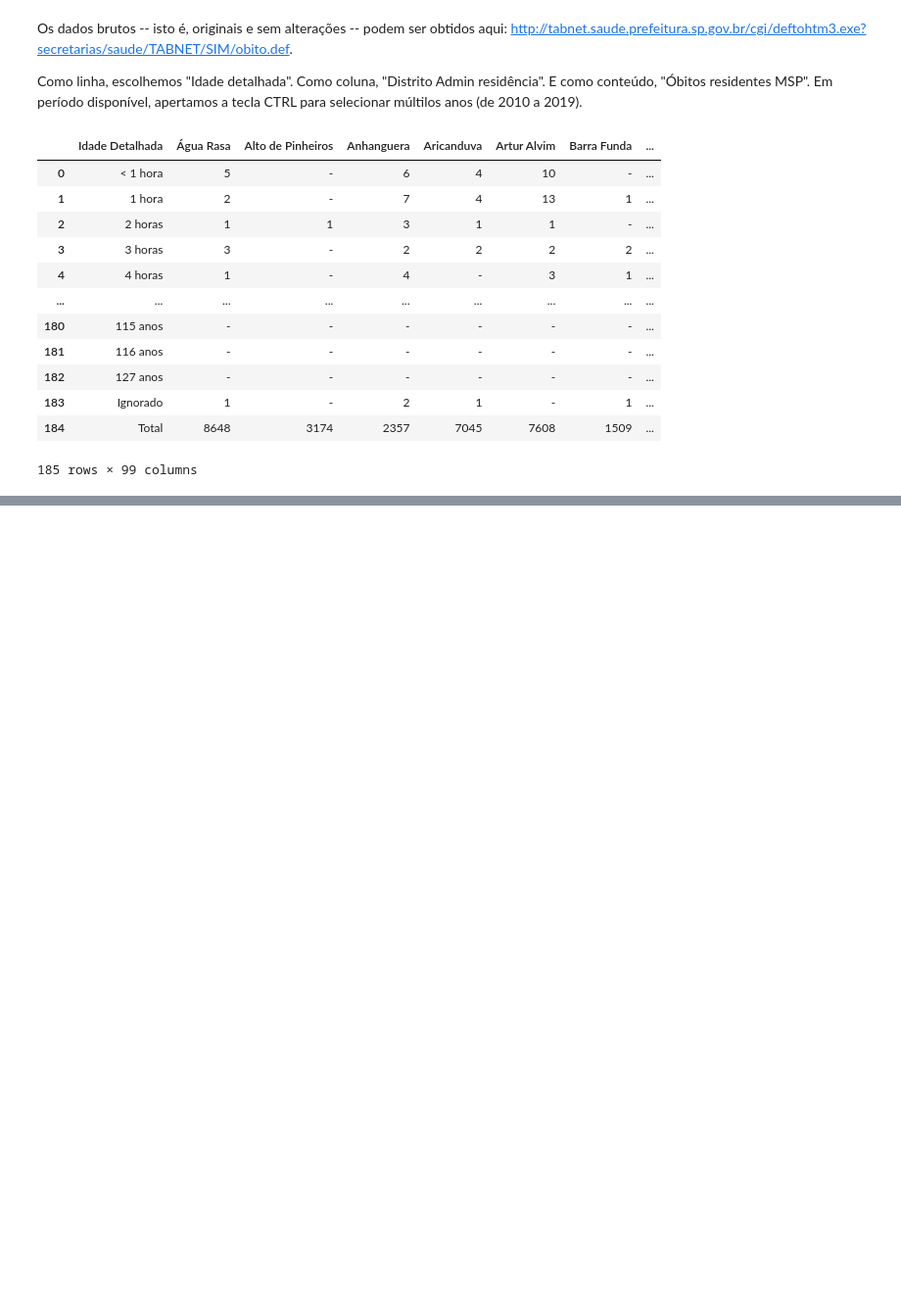
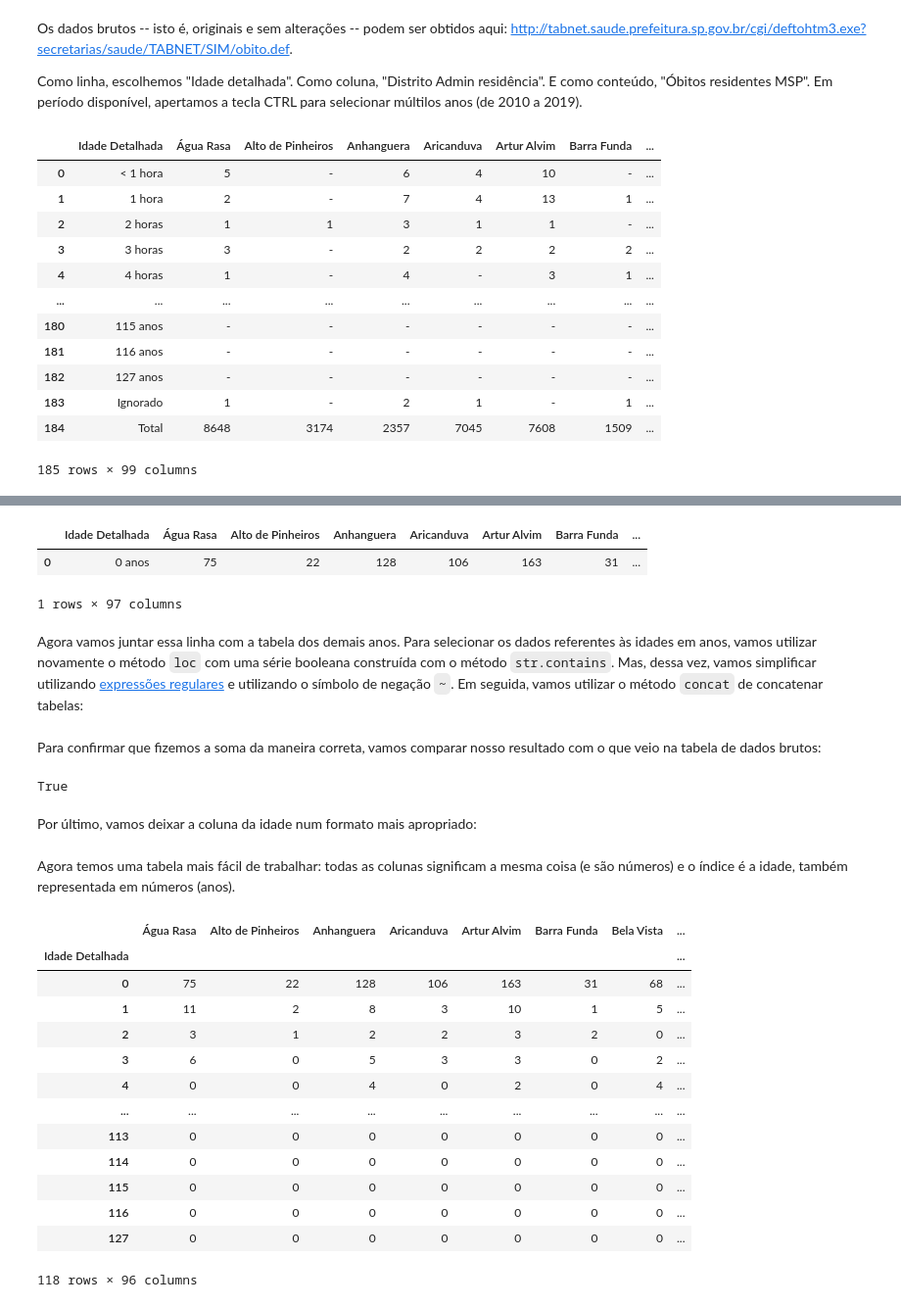
Before and after one commit to tecMTST/tutorial-de-dados, a Jupyter notebook: 99-incompletos/expectativa-de-vida/10_expectativa-vida_distritos-SP.ipynb, the cells around one changed output, grey strips where cells are left out. Shown at 98% size. Saved outputs shown, nothing was run; the diff lists cells and outputs as text; code cells hidden in the pictures; blank space fills up the shorter version.

```diff
--- a/99-incompletos/expectativa-de-vida/10_expectativa-vida_distritos-SP.ipynb
+++ b/99-incompletos/expectativa-de-vida/10_expectativa-vida_distritos-SP.ipynb
@@ -31,0 +150,14 @@ bruto_df
+# %%
+# Transforma a série em uma linha de uma tabela:
+soma_ate_1_ano_df = soma_ate_1_ano.to_frame().transpose()
+# Adiciona a coluna de idade:
+soma_ate_1_ano_df.insert(0, 'Idade Detalhada', '0 anos')
+# Mostra o resultado:
+soma_ate_1_ano_df
+# %% [output]
+|  | Idade Detalhada | Água Rasa | Alto de Pinheiros | Anhanguera | Aricanduva | Artur Alvim | Barra Funda | ... |
+| 0 | 0 anos | 75 | 22 | 128 | 106 | 163 | 31 | ... |
+1 rows × 97 columns
+# %% [markdown]
+Agora vamos juntar essa linha com a tabela dos demais anos. Para selecionar os dados referentes às idades em anos, vamos utilizar novamente o método `loc` com uma série booleana construída com o método
+`str.contains`. Mas, dessa vez, vamos simplificar utilizando [expressões regulares](https://pt.wikipedia.org/wiki/Express%C3%A3o_regular) e utilizando o símbolo de negação `~`. Em seguida, vamos utilizar o método `concat` de concatenar tabelas:
@@ -31,0 +170,14 @@ bruto_df
+# %% [markdown]
+Para confirmar que fizemos a soma da maneira correta, vamos comparar nosso resultado com o que veio na tabela de dados brutos:
+# %%
+#### Pega o total por distrito da tabela bruta e subtrai os óbitos com idades ignoradas:
+#                                  TOTAL                                              IDADE IGNORADA
+total_com_idade = bruto_df.iloc[-1, 1:-2].str.replace('-', '0').astype(int) - bruto_df.iloc[-2, 1:-2].str.replace('-', '0').astype(int)
+# Verifica se os valores por coluna são iguais:
+verif_por_coluna = (limpo_df.iloc[:, 1:].sum() == total_com_idade)
+# Verifica se todos os valores são iguais:
+verif_por_coluna.all()
+# %% [output]
+True
+# %% [markdown]
+Por último, vamos deixar a coluna da idade num formato mais apropriado:
@@ -31,0 +191,19 @@ bruto_df
+# %% [markdown]
+Agora temos uma tabela mais fácil de trabalhar: todas as colunas significam a mesma coisa (e são números) e o índice é a idade, também representada em números (anos).
+# %%
+limpo_df
+# %% [output]
+|  | Água Rasa | Alto de Pinheiros | Anhanguera | Aricanduva | Artur Alvim | Barra Funda | Bela Vista | ... |
+| Idade Detalhada |  |  |  |  |  |  |  | ... |
+| 0 | 75 | 22 | 128 | 106 | 163 | 31 | 68 | ... |
+| 1 | 11 | 2 | 8 | 3 | 10 | 1 | 5 | ... |
+| 2 | 3 | 1 | 2 | 2 | 3 | 2 | 0 | ... |
+| 3 | 6 | 0 | 5 | 3 | 3 | 0 | 2 | ... |
+| 4 | 0 | 0 | 4 | 0 | 2 | 0 | 4 | ... |
+| ... | ... | ... | ... | ... | ... | ... | ... | ... |
+| 113 | 0 | 0 | 0 | 0 | 0 | 0 | 0 | ... |
+| 114 | 0 | 0 | 0 | 0 | 0 | 0 | 0 | ... |
+| 115 | 0 | 0 | 0 | 0 | 0 | 0 | 0 | ... |
+| 116 | 0 | 0 | 0 | 0 | 0 | 0 | 0 | ... |
+| 127 | 0 | 0 | 0 | 0 | 0 | 0 | 0 | ... |
+118 rows × 96 columns
```
Also changed, not shown: parts of 19 cells of this notebook.
